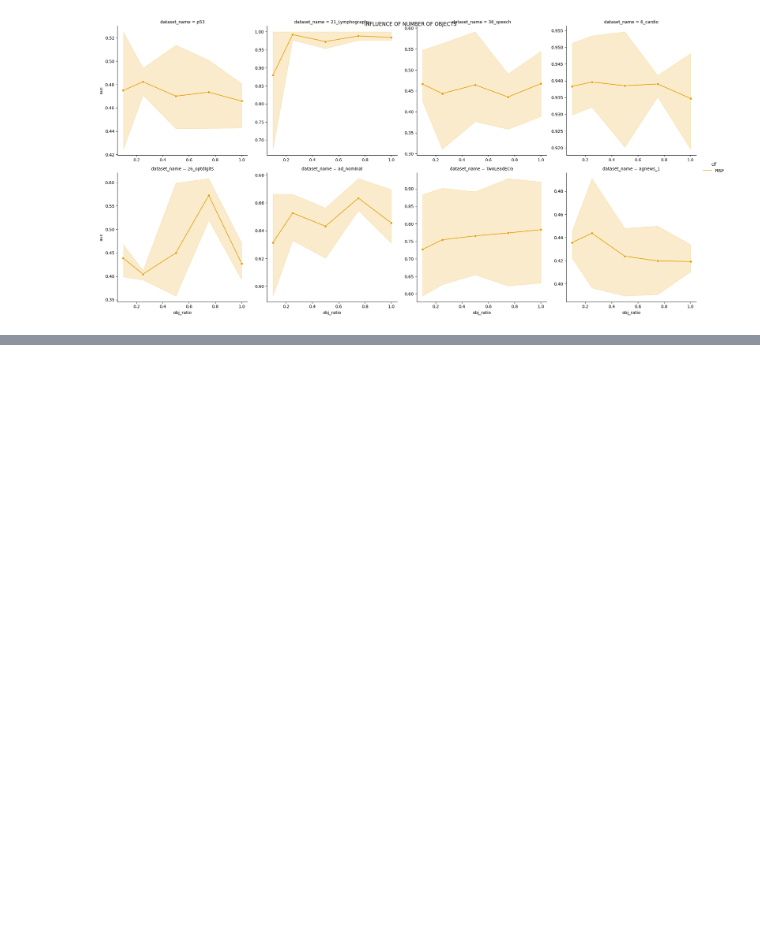
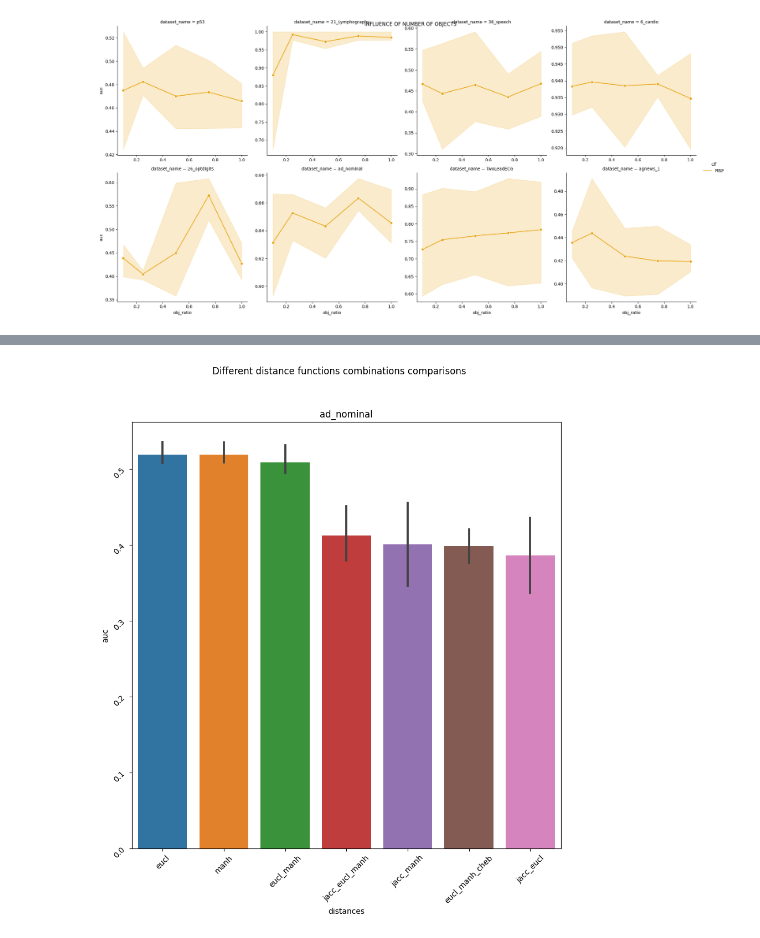
Before and after one commit to SebChw/RSIF, a Jupyter notebook: notebooks/visualizations.ipynb, the cells around one changed output, grey strips where cells are left out. Saved outputs shown, nothing was run; the diff lists cells and outputs as text; code cells hidden in the pictures; blank space fills up the shorter version.

```diff
--- a/notebooks/visualizations.ipynb
+++ b/notebooks/visualizations.ipynb
@@ -55,0 +84,5 @@ for category in results_df.dataset_type.unique():
+# %%
+num_df = pd.read_csv("../results/results_selected_distances_binary_big_vectors.csv")
+plot_top_n_dists(num_df)
+# %% [output]
+[figure, added]
```
Also changed, not shown: parts of 9 cells of this notebook, 31 other files.
